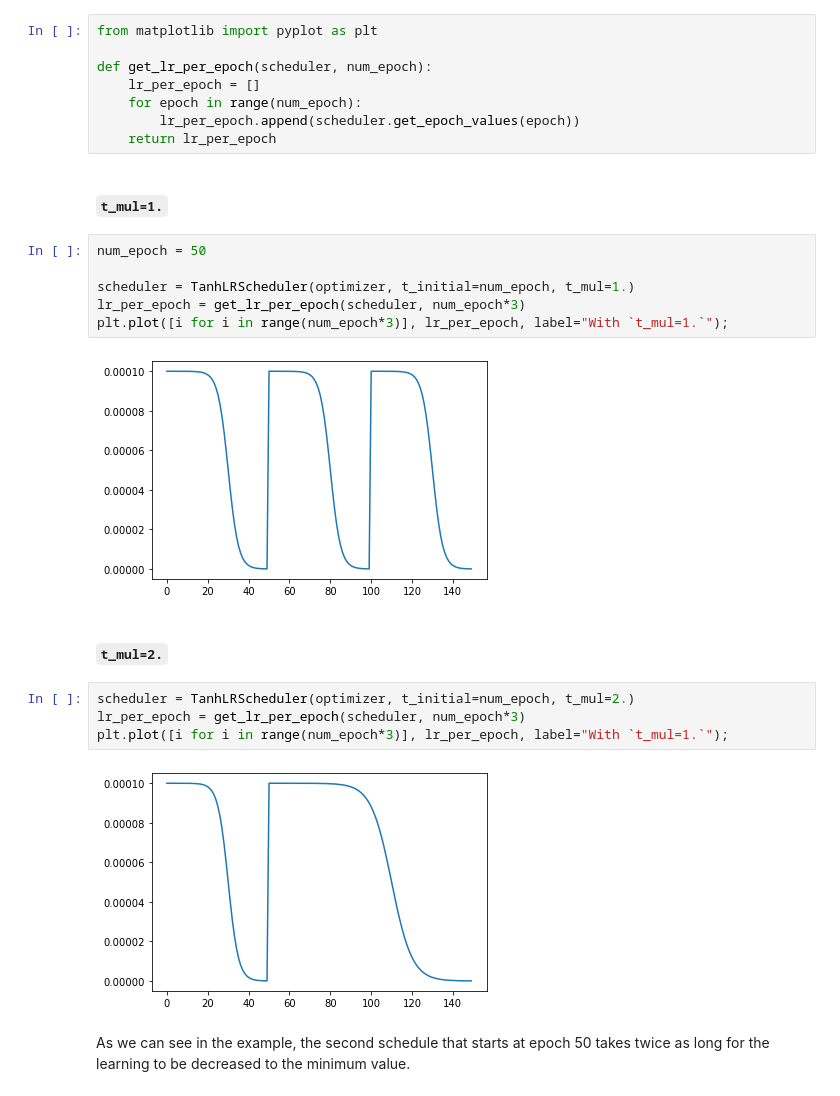
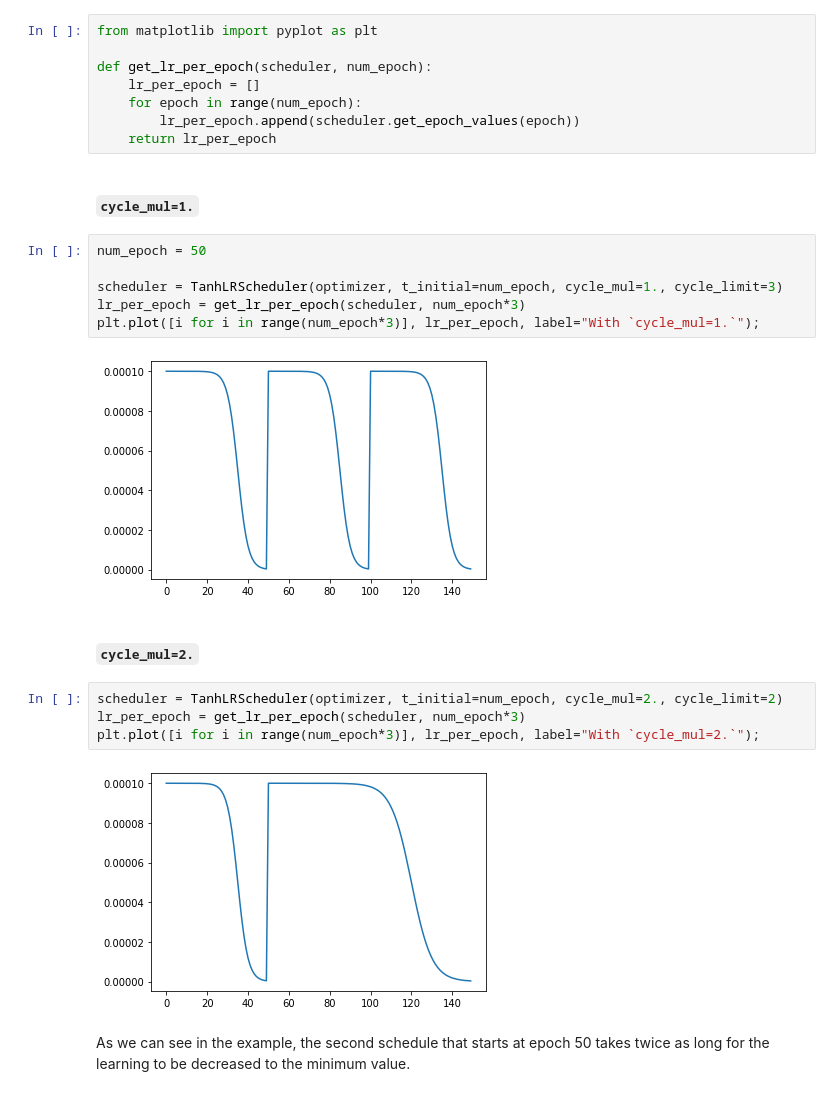
Before and after one commit to fastai/timmdocs, a Jupyter notebook: nbs/07d_tanh.ipynb, the cells around one changed output. Cells and saved outputs as stored; diff of their text form.

Commit message:
Fix args at CosineLR, TanhLR schedulers

```diff
--- a/nbs/07d_tanh.ipynb
+++ b/nbs/07d_tanh.ipynb
@@ -83,23 +83,23 @@ def get_lr_per_epoch(scheduler, num_epoch):
         lr_per_epoch.append(scheduler.get_epoch_values(epoch))
     return lr_per_epoch
 # %% [markdown]
-#### `t_mul=1.`
+#### `cycle_mul=1.`
 # %%
 num_epoch = 50
 
-scheduler = TanhLRScheduler(optimizer, t_initial=num_epoch, t_mul=1.)
+scheduler = TanhLRScheduler(optimizer, t_initial=num_epoch, cycle_mul=1., cycle_limit=3)
 lr_per_epoch = get_lr_per_epoch(scheduler, num_epoch*3)
-plt.plot([i for i in range(num_epoch*3)], lr_per_epoch, label="With `t_mul=1.`");
+plt.plot([i for i in range(num_epoch*3)], lr_per_epoch, label="With `cycle_mul=1.`");
 # %% [output]
-[figure, old version]
+[figure, new version]
 # %% [markdown]
-#### `t_mul=2.`
+#### `cycle_mul=2.`
 # %%
-scheduler = TanhLRScheduler(optimizer, t_initial=num_epoch, t_mul=2.)
+scheduler = TanhLRScheduler(optimizer, t_initial=num_epoch, cycle_mul=2., cycle_limit=2)
 lr_per_epoch = get_lr_per_epoch(scheduler, num_epoch*3)
-plt.plot([i for i in range(num_epoch*3)], lr_per_epoch, label="With `t_mul=1.`");
+plt.plot([i for i in range(num_epoch*3)], lr_per_epoch, label="With `cycle_mul=2.`");
 # %% [output]
-[figure, old version]
+[figure, new version]
 # %% [markdown]
 As we can see in the example, the second schedule that starts at epoch 50 takes twice as long for the learning to be decreased to the minimum value.
 # %% [markdown]
```
Also changed, not shown: parts of 12 cells of this notebook, 6 other files.
